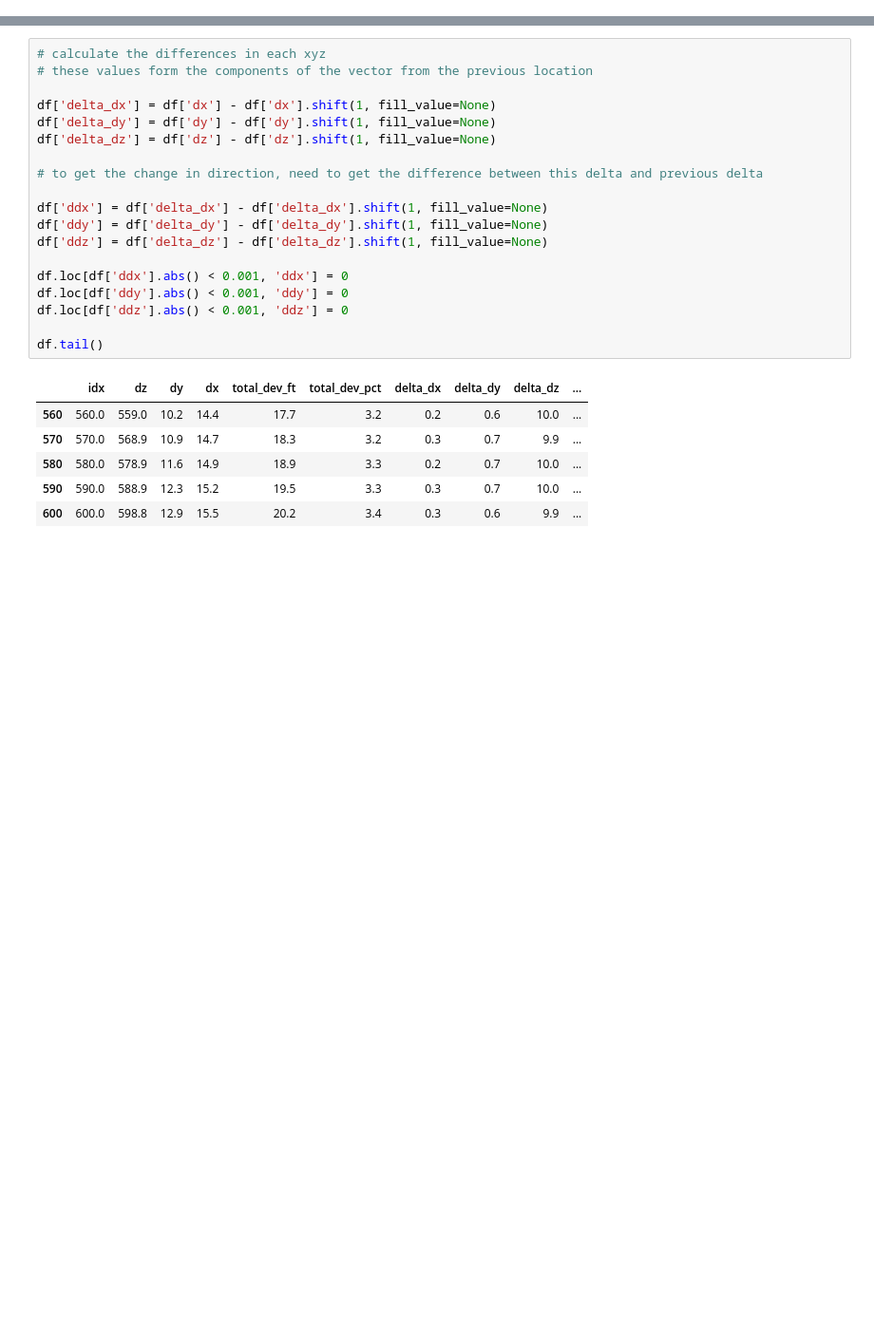
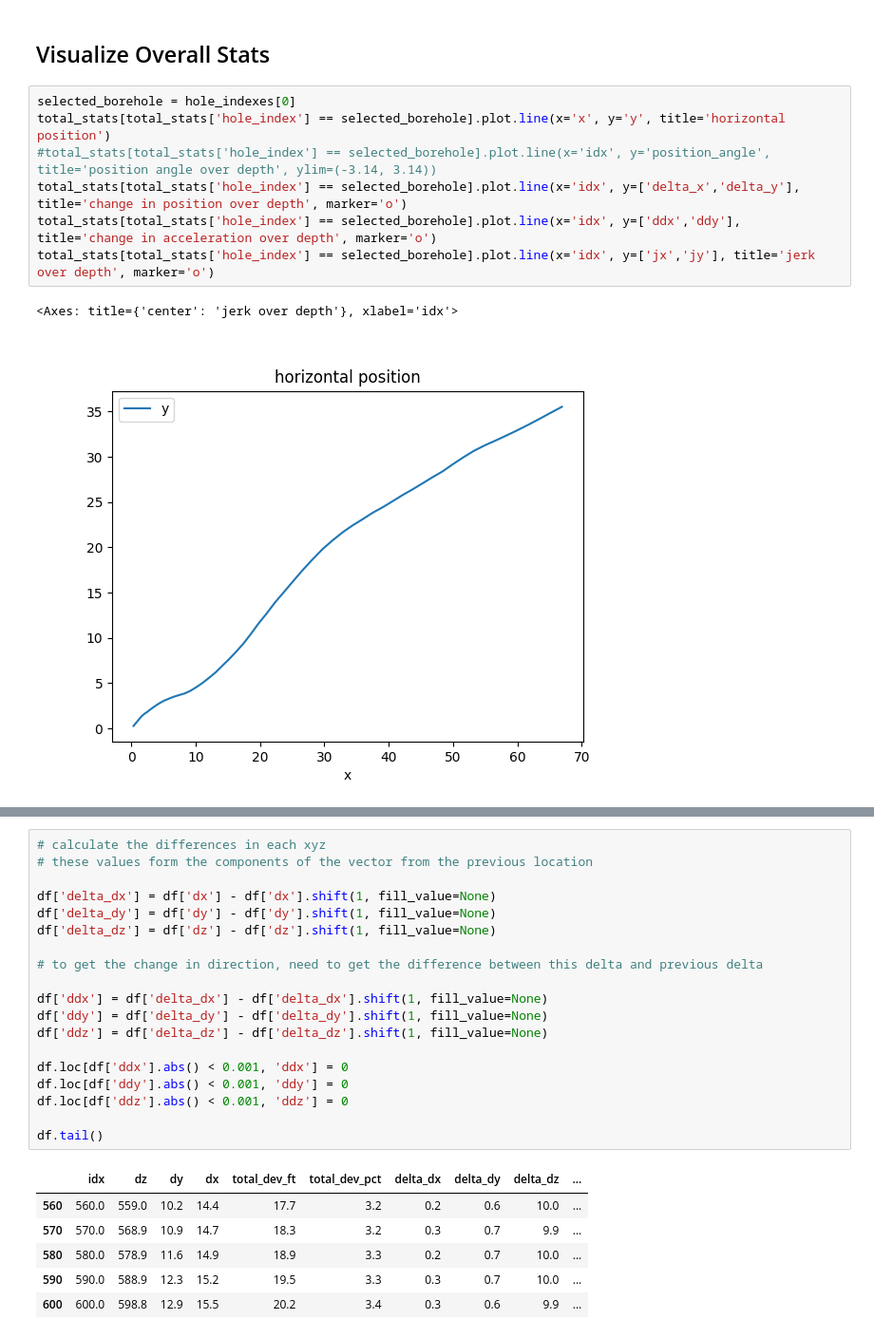
Before and after one commit to bger-dhoward/Borehole-Deviation-Study, a Jupyter notebook: UMB borehole stats.ipynb, the cells around one changed output, grey strips where cells are left out. Shown at 95% size. Saved outputs shown, nothing was run; the diff lists cells and outputs as text; blank space fills up the shorter version.

```diff
--- a/UMB borehole stats.ipynb
+++ b/UMB borehole stats.ipynb
@@ -22,0 +98,12 @@ filepaths = [source_folder / fn for fn in filenames]
+# %% [markdown]
+## Visualize Overall Stats
+# %%
+selected_borehole = hole_indexes[0]
+total_stats[total_stats['hole_index'] == selected_borehole].plot.line(x='x', y='y', title='horizontal position')
+#total_stats[total_stats['hole_index'] == selected_borehole].plot.line(x='idx', y='position_angle', title='position angle over depth', ylim=(-3.14, 3.14))
+total_stats[total_stats['hole_index'] == selected_borehole].plot.line(x='idx', y=['delta_x','delta_y'], title='change in position over depth', marker='o')
+total_stats[total_stats['hole_index'] == selected_borehole].plot.line(x='idx', y=['ddx','ddy'], title='change in acceleration over depth', marker='o')
+total_stats[total_stats['hole_index'] == selected_borehole].plot.line(x='idx', y=['jx','jy'], title='jerk over depth', marker='o')
+# %% [output]
+<Axes: title={'center': 'jerk over depth'}, xlabel='idx'>
+[figure, added]
```
Also changed, not shown: parts of 16 cells of this notebook, 10 other files.
